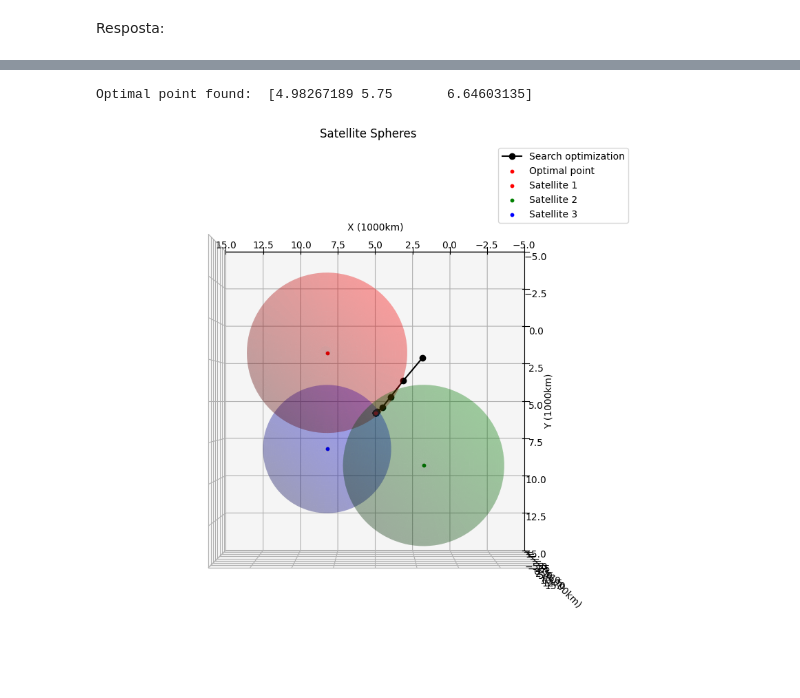
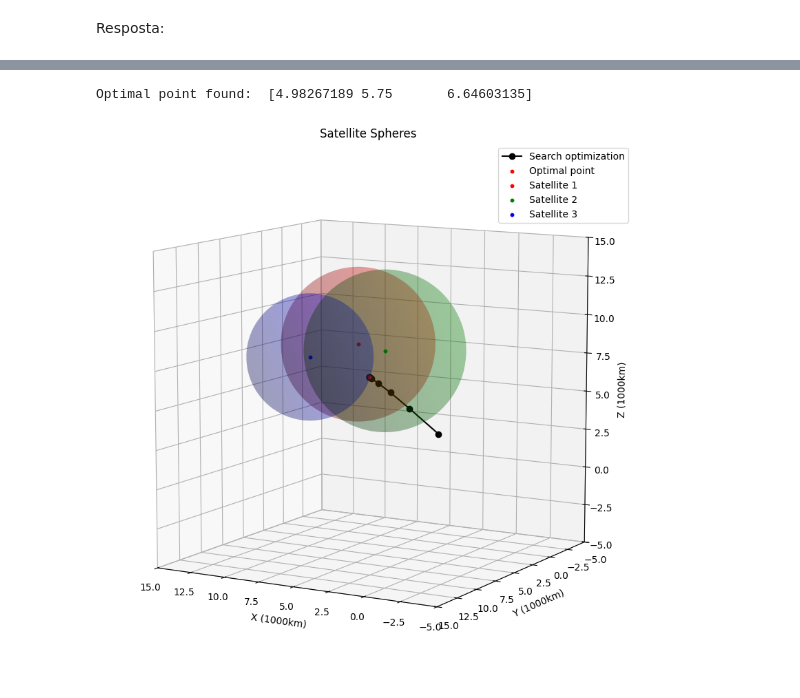
Before and after one commit to davibelo/EQE703_trabalho_1, a Jupyter notebook: res_questao_2.ipynb, the cells around one changed output, grey strips where cells are left out. Saved outputs shown, nothing was run; the diff lists cells and outputs as text; code cells hidden in the pictures.

```diff
--- a/res_questao_2.ipynb
+++ b/res_questao_2.ipynb
@@ -430,32 +430,32 @@ Optimal point found:  [4.98264743 5.74999002 6.64600548]
 # %%
 # Jacobian as a callable function
 def J_numeric(r):
     return np.array(grad_G_func(r[0], r[1], r[2]))
 
 # Initialize search points list
 search_points = []
 
 # Solve optimization
 result = scipy.optimize.minimize(G_numeric,
                                  initial_guess,
                                  method='Newton-CG',
                                  jac=J_numeric,
                                  callback=callback)
 optimal_point = result.x
 
 # Convert list to array
 search_points = np.array(search_points)
 
 # Create figure
 fig = plt.figure(figsize=(10, 10))
 ax = fig.add_subplot(111, projection='3d')
 
 # Plot search points and optimal point
 ax.plot(search_points[:, 0], search_points[:, 1], search_points[:, 2], 'ko-', markersize=6, label='Search optimization')
 ax.scatter(optimal_point[0], optimal_point[1], optimal_point[2], color='r', s=10, label='Optimal point')
 
-plot_satellites_and_spheres(ax, r1, r2, r3, R1, R2, R3, elev=90, azim=90)
+plot_satellites_and_spheres(ax, r1, r2, r3, R1, R2, R3, elev=10, azim=120)
 print("Optimal point found: ", optimal_point)
 # %% [output]
 Optimal point found:  [4.98267189 5.75       6.64603135]
-[figure, old version]
+[figure, new version]
```
Also changed, not shown: parts of 1 cell of this notebook.
